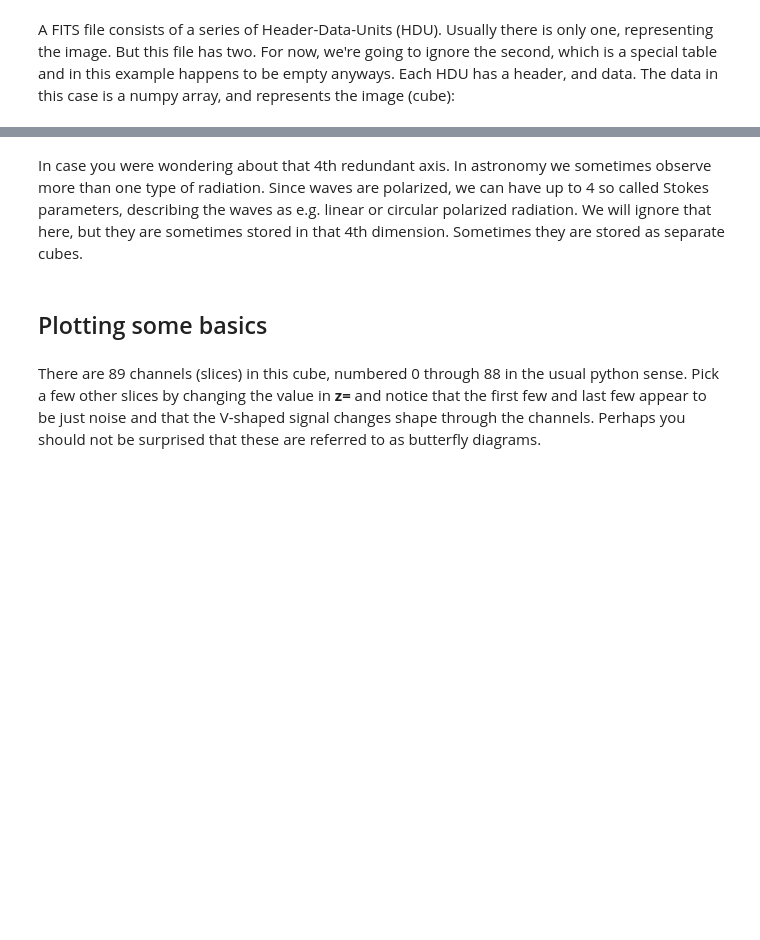
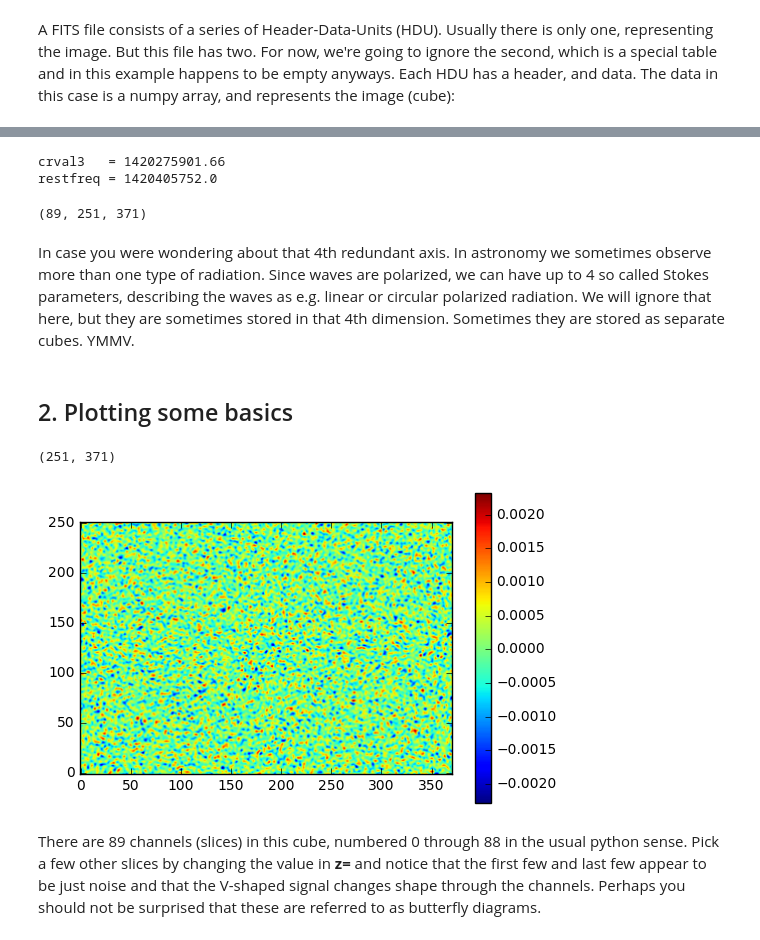
Before and after one commit to astroumd/GradMap, a Jupyter notebook: notebooks/Lectures2017/Lecture4/Lecture4-01.ipynb, the cells around one changed output, grey strips where cells are left out. Drawn from its saved outputs; the diff is of its cells as text; code cells hidden in the pictures; blank space fills up the shorter version.

Commit message:
everything in channel space

```diff
--- a/notebooks/Lectures2017/Lecture4/Lecture4-01.ipynb
+++ b/notebooks/Lectures2017/Lecture4/Lecture4-01.ipynb
@@ -28,7 +29,7 @@ from astropy.io import fits
 # %% [markdown]
 The [astropy](http://www.astropy.org/) package has an I/O package to simplify reading and writing a number of popular formats common in astronomy.
 # %%
-hdu = fits.open('../data/ngc6503.cube.fits')
+hdu = fits.open('data/ngc6503.cube.fits')
 print(len(hdu))
 print(hdu[0])
 print(hdu[1])
@@ -49,20 +75,33 @@ print(h.keys)
+# %%
+# for example we can thus get the value for one of those header variables:
+print('crval3   =',h['CRVAL3'])
+print('restfreq =',h['RESTFREQ'])
+# %% [output]
+crval3   = 1420275901.66
+restfreq = 1420405752.0
 # %%
 d = d.squeeze()
 print(d.shape)
 # nz=d.shape[0]
+# %% [output]
+(89, 251, 371)
 # %% [markdown]
-In case you were wondering about that 4th redundant axis. In astronomy we sometimes observe more than one type of radiation. Since waves are polarized, we can have up to 4 so called Stokes parameters, describing the waves as e.g. linear or circular polarized radiation.  We will ignore that here, but they are sometimes stored in that 4th dimension. Sometimes they are stored as separate cubes.
+In case you were wondering about that 4th redundant axis. In astronomy we sometimes observe more than one type of radiation. Since waves are polarized, we can have up to 4 so called Stokes parameters, describing the waves as e.g. linear or circular polarized radiation.  We will ignore that here, but they are sometimes stored in that 4th dimension. Sometimes they are stored as separate cubes. YMMV.
 # %% [markdown]
-## Plotting some basics
+## 2. Plotting some basics
 # %%
-z = 38
+z = 38      # pick a channel (z from the XYZ cube)
 z = 45         # the mystery blob
+z = 0
 im = d[z,:,:]  #   im = d[z]     also works
-#im = d[z, 50:110, 210:270]
+#im = d[z, 50:110, 210:270]      # how to select a sub region
 #im = d[z, 100:150, 140:180]
 plt.imshow(im,origin=['Lower'])
 plt.colorbar()
 print(im.shape)
+# %% [output]
+(251, 371)
+[figure, added]
 # %% [markdown]
 There are 89 channels (slices) in this cube, numbered 0 through 88 in the usual python sense. Pick a few other slices by changing the value in
 **z=** and notice that the first few and last few appear to be just noise and that the V-shaped signal changes shape through the channels. Perhaps you should not be surprised that these are referred to as butterfly diagrams.
```
Also changed, not shown: parts of 42 cells of this notebook.
